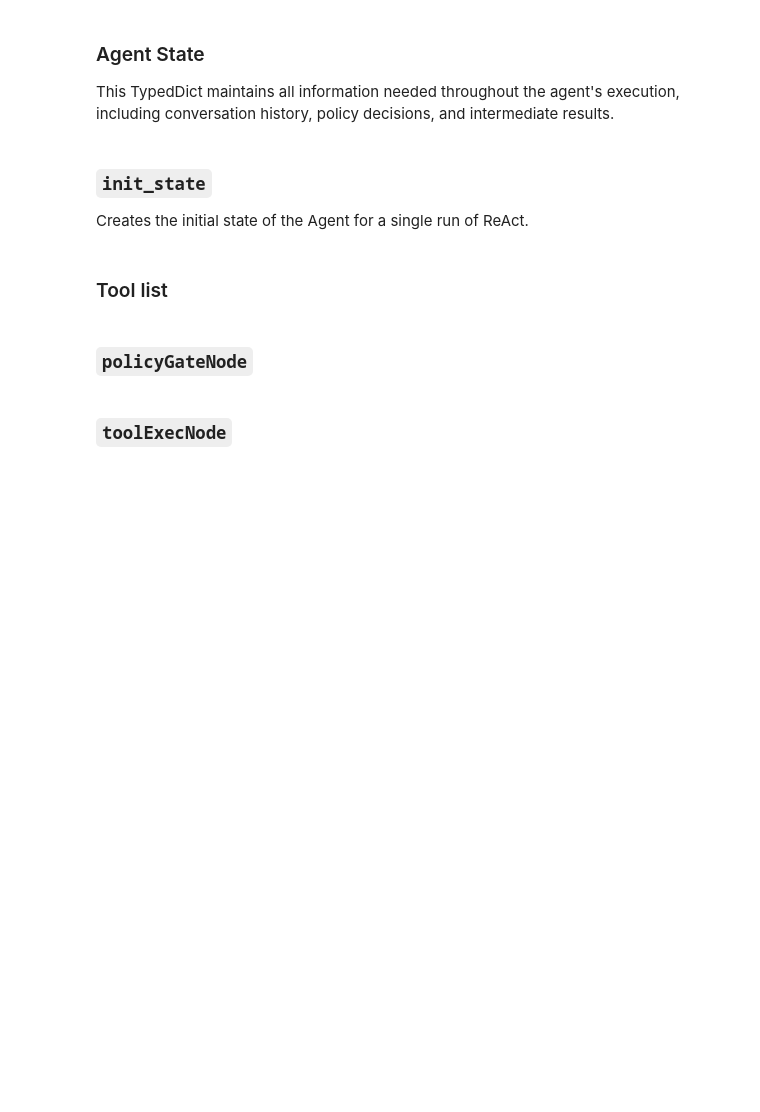
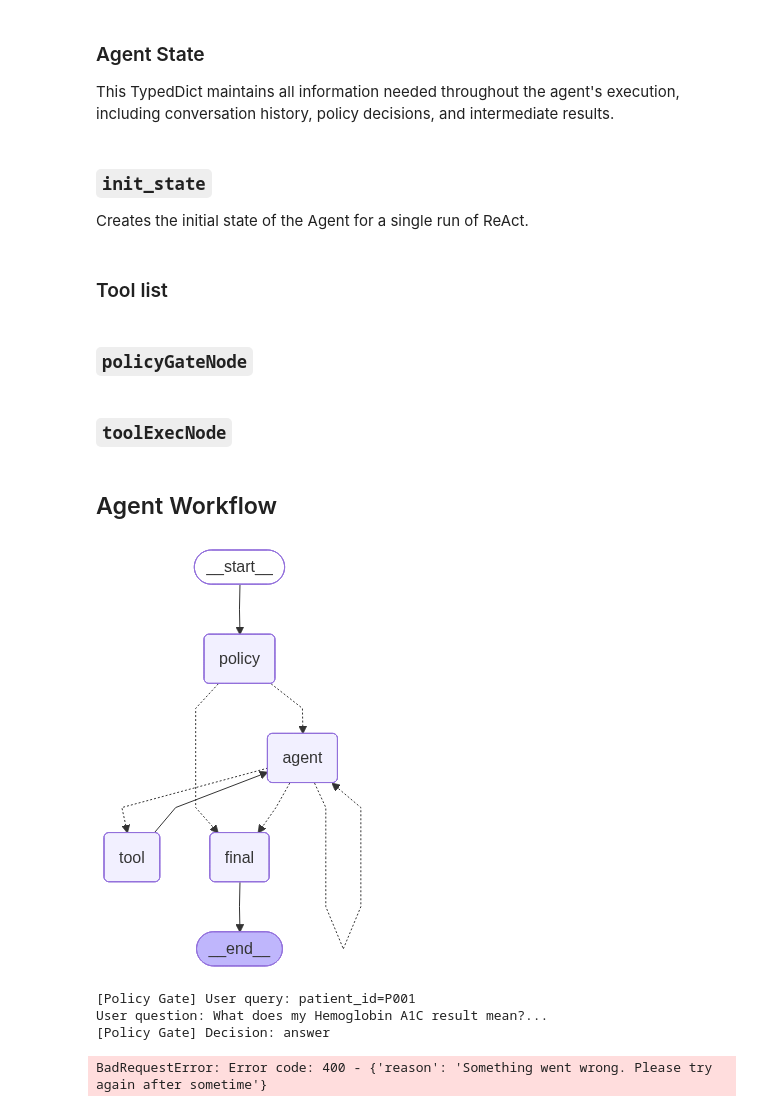
Before and after one commit to vasanramani/aiaba-uta, a Jupyter notebook: proj2-ai-agent-ehr/assignment.ipynb, the cells around one changed output. Cells and saved outputs as stored; diff of their text form; code cells hidden in the pictures; blank space fills up the shorter version.

Commit message:
Completing with a error.

```diff
--- a/proj2-ai-agent-ehr/assignment.ipynb
+++ b/proj2-ai-agent-ehr/assignment.ipynb
@@ -651,10 +643,10 @@ class AgentState(TypedDict):
     max_steps: int
 
     citations: List[Dict[str, Any]]  # To track sources of information for transparency
-    draft_response: Optional[
+    draft_answer: Optional[
         str
     ]  # To hold the LLM-generated response before finalization
-    final_response: Optional[
+    final_answer: Optional[
         str
     ]  # To hold the validated and polished response ready for user delivery
     error: List[
@@ -785,12 +777,12 @@ def agentNode(state: AgentState) -> Dict[str, Any]:
             - messages: List of chat messages
     Returns:
         Dict[str, Any]: Updated state with:
-            - draft_response: The raw response generated by the LLM before validation
+            - draft_answer: The raw response generated by the LLM before validation
     """
     # Emergency short-circuit: finalize will enforce template; still produce a draft to stop loop
     if state.get("decision") == "escalate_emergency" and state.get("policy_template"):
         return {
-            "draft_response": state["policy_template"],
+            "draft_answer": state["policy_template"],
             "messages": state["messages"],  # still write something explicit
             "step": state["step"],
         }
@@ -803,7 +795,7 @@ def agentNode(state: AgentState) -> Dict[str, Any]:
             "For medical advice (especially medication changes) or urgent concerns, please contact your clinician."
         )
         return {
-            "draft_response": forced,
+            "draft_answer": forced,
             "messages": state["messages"],
             "step": state["step"],
         }
@@ -820,7 +812,7 @@ def agentNode(state: AgentState) -> Dict[str, Any]:
         return {
             "messages": new_messages,
             "step": new_step,
-            "draft_response": ai_msg.content,
+            "draft_answer": ai_msg.content,
         }
 
     # Tool calls exist: continue loop, but MUST still return an update
@@ -862,0 +983,30 @@ def _cap_limit(args: Dict[str, Any], max_limit: int = 10) -> Dict[str, Any]:
+# %%
+def finalPolicyOverrideNode(state: AgentState) -> Dict[str, Any]:
+    """
+    Applies the final policy override based on the decision made in the policy gate.
+
+    Inputs:
+        state (AgentState): Current state containing:
+          - decision: policy decision (answer/refuse/escalate_*)
+          - policy_template: standardized refusal/escalation message (if applicable)
+          - draft_answer: agent-generated answer (if applicable)
+
+    Outputs:
+        Dict[str, Any]: State update with:
+          - final_answer: the policy template if decision requires it; otherwise the draft_answer,
+            or a conservative fallback if no draft exists.
+    """
+    decision = state.get("decision", "answer")
+    template = state.get("policy_template")
+
+    # If policy requires refusal/escalation, override any LLM output
+    if decision in ("escalate_emergency", "refuse", "escalate_clinician") and template:
+        return {"final_answer": template}
+
+    # Otherwise return the model's draft answer (or a fallback)
+    return {
+        "final_answer": state.get("draft_answer")
+        or "I’m not sure how to answer that yet."
+    }
+# %% [markdown]
+## Agent Workflow
@@ -862,0 +1054,20 @@ def _cap_limit(args: Dict[str, Any], max_limit: int = 10) -> Dict[str, Any]:
+# %%
+# render and display the LangGraph workflow diagram in the notebook
+display(
+    Image(agent_app.get_graph().draw_mermaid_png())
+)  # complete the code to define the LangGraph workflow to visualize
+# %% [output]
+[figure, added]
+# %%
+pid = "P001"    # complete the code to define the patient ID
+query = "What does my Hemoglobin A1C result mean?"    # complete the code to define the patient query
+
+state = init_state(pid, query, max_steps=2)    # complete the code to define the number of iterations for the ReAct loop
+out = agent_app.invoke(state)
+
+print(out["final_answer"])
+# %% [output]
+[Policy Gate] User query: patient_id=P001
+User question: What does my Hemoglobin A1C result mean?...
+[Policy Gate] Decision: answer
+BadRequestError: Error code: 400 - {'reason': 'Something went wrong. Please try again after sometime'}
```
Also changed, not shown: parts of 6 cells of this notebook, 1 other file.
